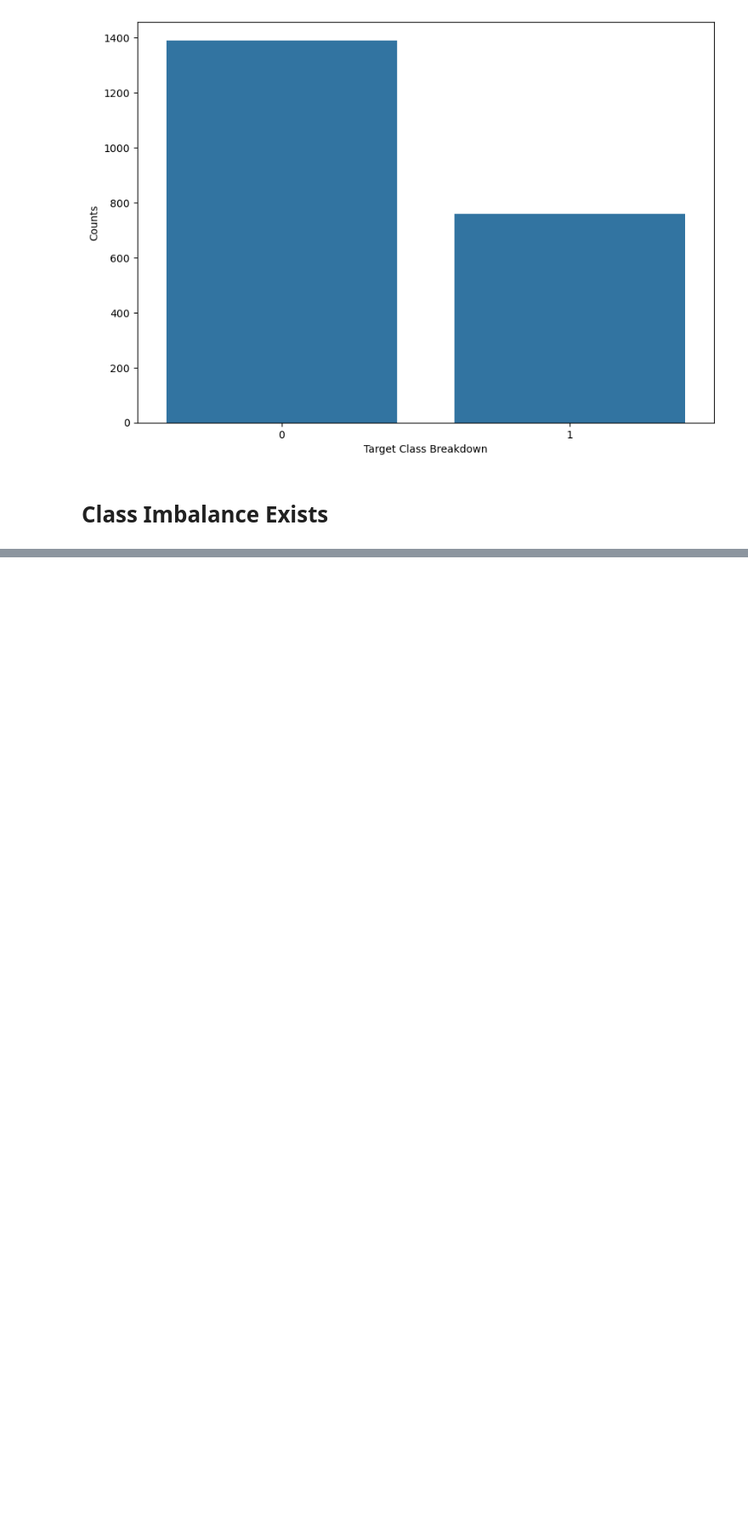
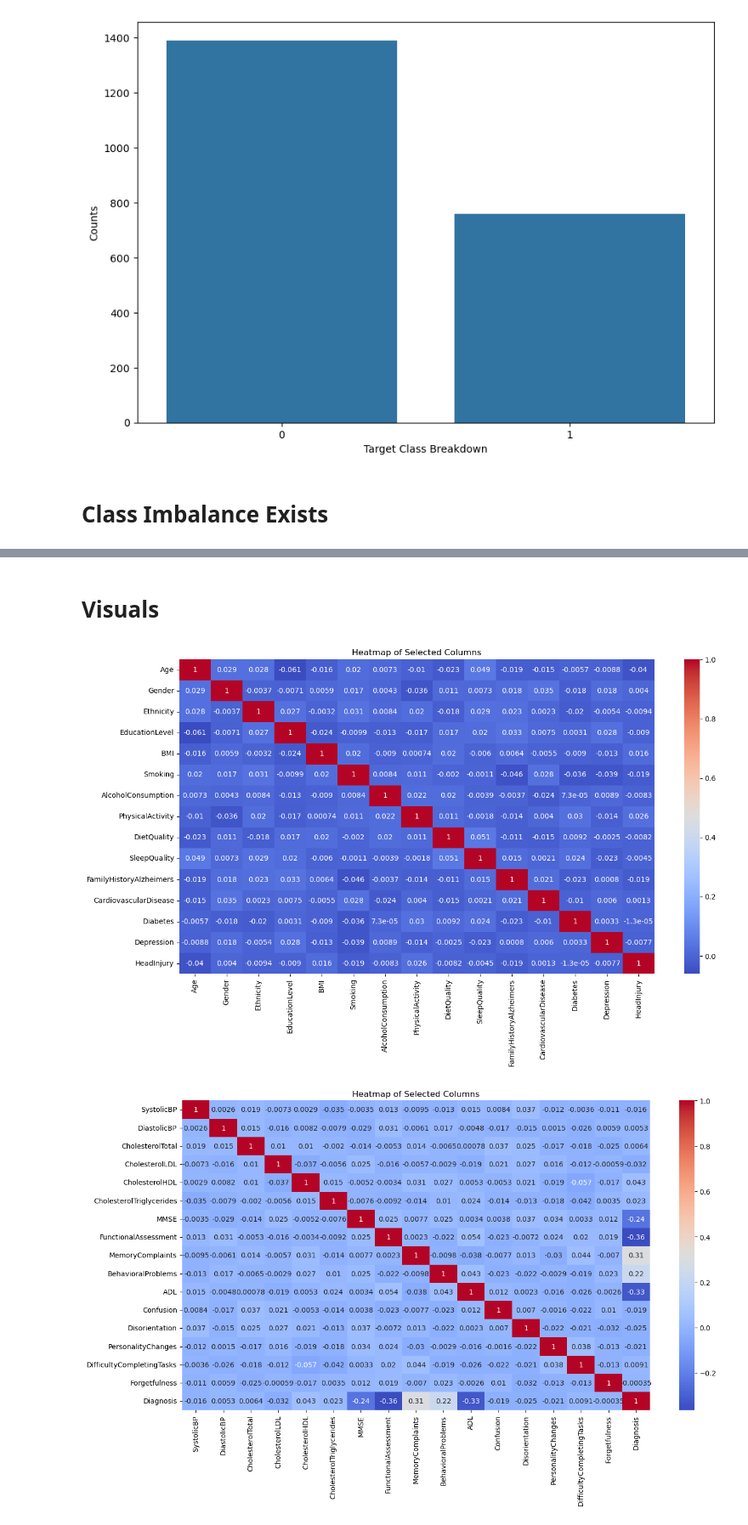
Before and after one commit to MaukanMir/Alzheimers-Classification, a Jupyter notebook: training.ipynb, the cells around one changed output, grey strips where cells are left out. Shown at 85% size. Drawn from its saved outputs; the diff is of its cells as text; code cells hidden in the pictures; blank space fills up the shorter version.

Commit message:
added new heatmaps

```diff
--- a/training.ipynb
+++ b/training.ipynb
@@ -32,6 +32,13 @@ def check_class_imbalance(target):
   plt.xlabel("Target Class Breakdown")
   plt.ylabel("Counts")
   plt.show()
+
+def create_heatmap(df):
+
+  plt.figure(figsize=(15, 8))
+  sns.heatmap(df, annot=True, cmap='coolwarm')
+  plt.title('Heatmap of Selected Columns')
+  plt.show()
 # %% [markdown]
 # EDA Analysis
 # %%
@@ -84,0 +125,10 @@ check_class_imbalance(df["Diagnosis"])
+# %%
+df.drop(["DoctorInCharge", "PatientID"], axis=1, inplace=True)
+# %% [markdown]
+# Visuals
+# %%
+create_heatmap(df.iloc[:, 0:15].corr())
+create_heatmap(df.iloc[:, 16:33].corr())
+# %% [output]
+[figure, added]
+[figure, added]
```
Also changed, not shown: parts of 2 cells of this notebook.
